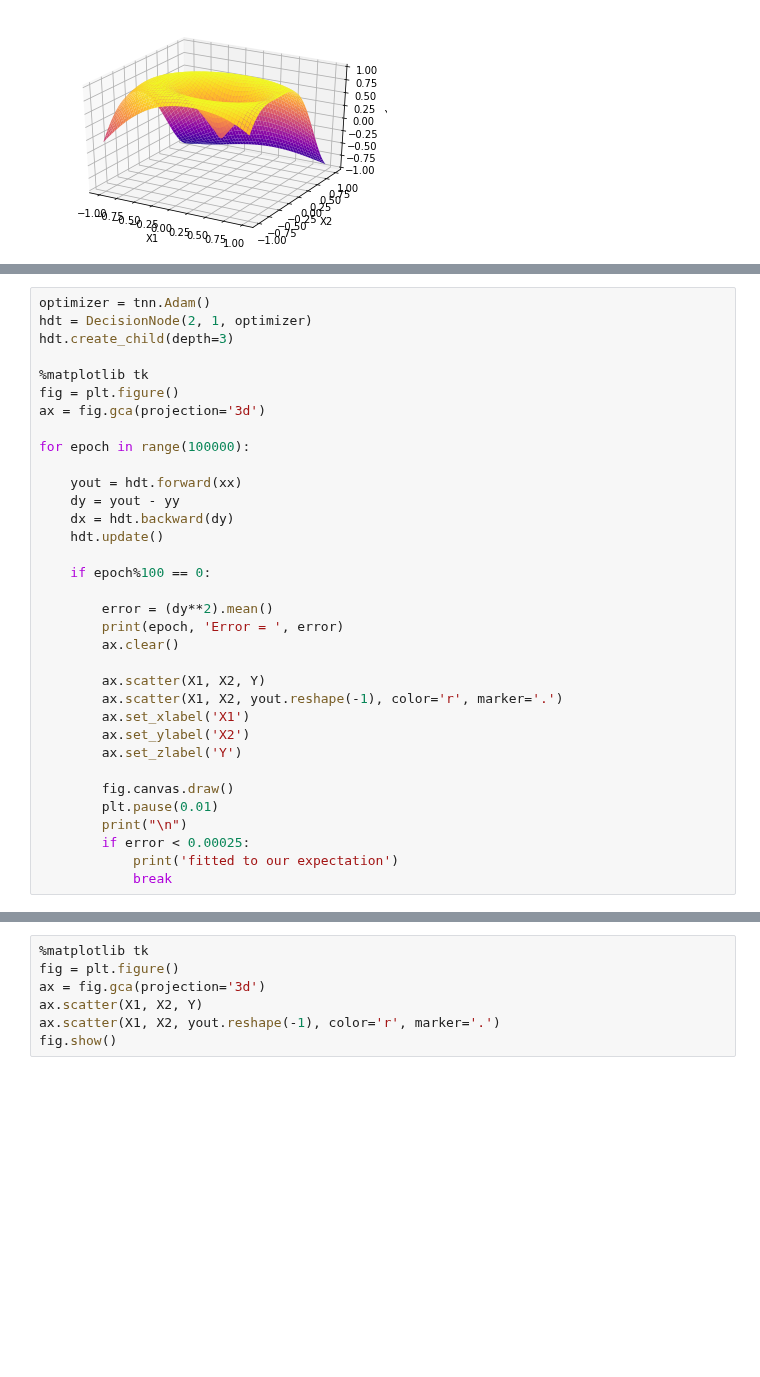
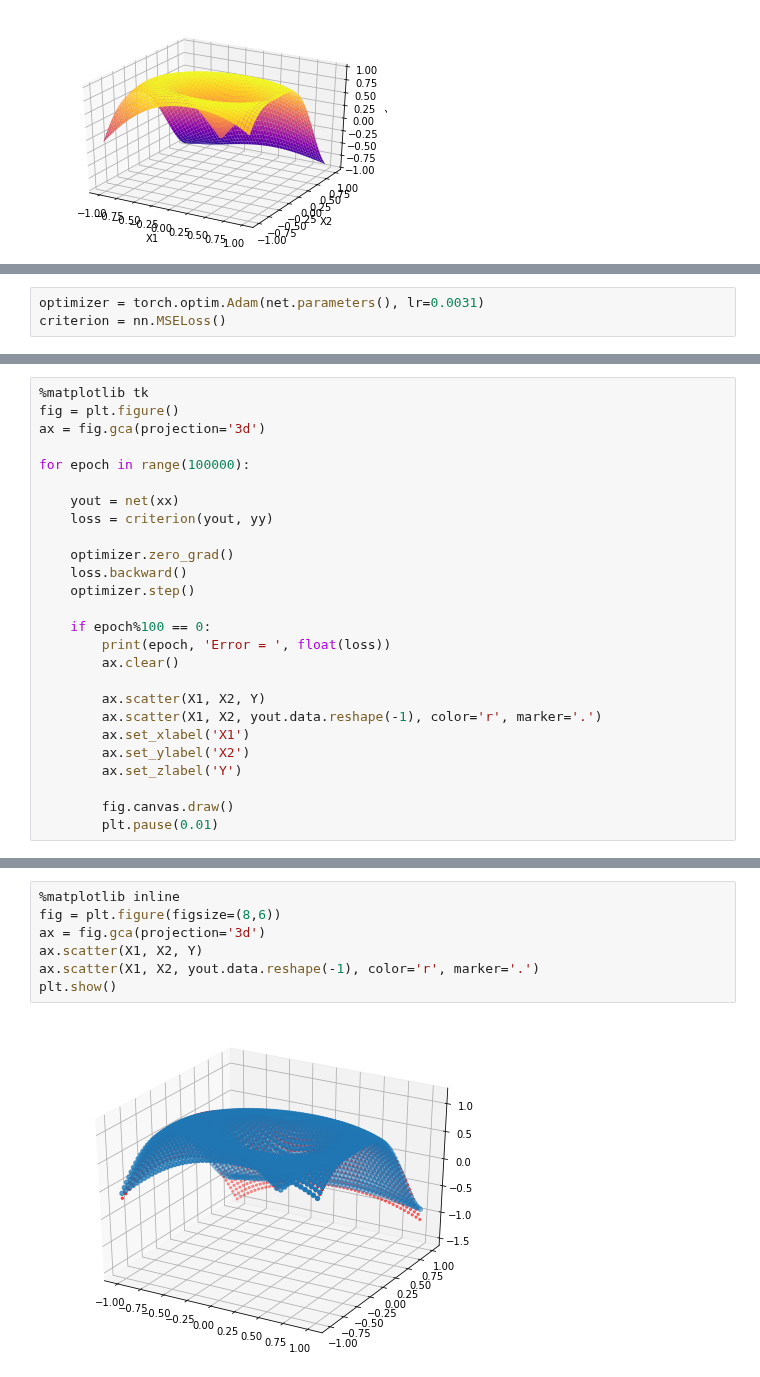
Before and after one commit to tsumansapkota/Experimentals, a Jupyter notebook: NN_Func_Approx/Spatial_Neurons/03.3_Distance_Visualization_2D_visualization_v0.ipynb, the cells around one changed output, grey strips where cells are left out. Drawn from its saved outputs; the diff is of its cells as text; blank space fills up the shorter version.

```diff
--- a/NN_Func_Approx/Spatial_Neurons/03.3_Distance_Visualization_2D_visualization_v0.ipynb
+++ b/NN_Func_Approx/Spatial_Neurons/03.3_Distance_Visualization_2D_visualization_v0.ipynb
@@ -149 +186,4 @@ hdt.create_child(depth=3)
+# %%
+optimizer = torch.optim.Adam(net.parameters(), lr=0.0031)
+criterion = nn.MSELoss()
 # %%
@@ -158,35 +213,27 @@ fig.show()
 # %%
-optimizer = tnn.Adam()
-hdt = DecisionNode(2, 1, optimizer)
-hdt.create_child(depth=3)
-
 %matplotlib tk
 fig = plt.figure()
 ax = fig.gca(projection='3d')
 
 for epoch in range(100000):
 
-    yout = hdt.forward(xx)
-    dy = yout - yy
-    dx = hdt.backward(dy)
-    hdt.update()
+    yout = net(xx)
+    loss = criterion(yout, yy)
+
+    optimizer.zero_grad()
+    loss.backward()
+    optimizer.step()
 
     if epoch%100 == 0:
-
-        error = (dy**2).mean()
-        print(epoch, 'Error = ', error)
+        print(epoch, 'Error = ', float(loss))
         ax.clear()
 
         ax.scatter(X1, X2, Y)
-        ax.scatter(X1, X2, yout.reshape(-1), color='r', marker='.')
+        ax.scatter(X1, X2, yout.data.reshape(-1), color='r', marker='.')
         ax.set_xlabel('X1')
         ax.set_ylabel('X2')
         ax.set_zlabel('Y')
 
         fig.canvas.draw()
         plt.pause(0.01)
-        print("\n")
-        if error < 0.00025:
-            print('fitted to our expectation')
-            break
 # %% [output]
@@ -211,7 +258,9 @@ TclError: invalid command name "."
 # %%
-%matplotlib tk
-fig = plt.figure()
+%matplotlib inline
+fig = plt.figure(figsize=(8,6))
 ax = fig.gca(projection='3d')
 ax.scatter(X1, X2, Y)
-ax.scatter(X1, X2, yout.reshape(-1), color='r', marker='.')
-fig.show()
+ax.scatter(X1, X2, yout.data.reshape(-1), color='r', marker='.')
+plt.show()
+# %% [output]
+[figure, added]
```
Also changed, not shown: parts of 26 cells of this notebook, 1 other file.
